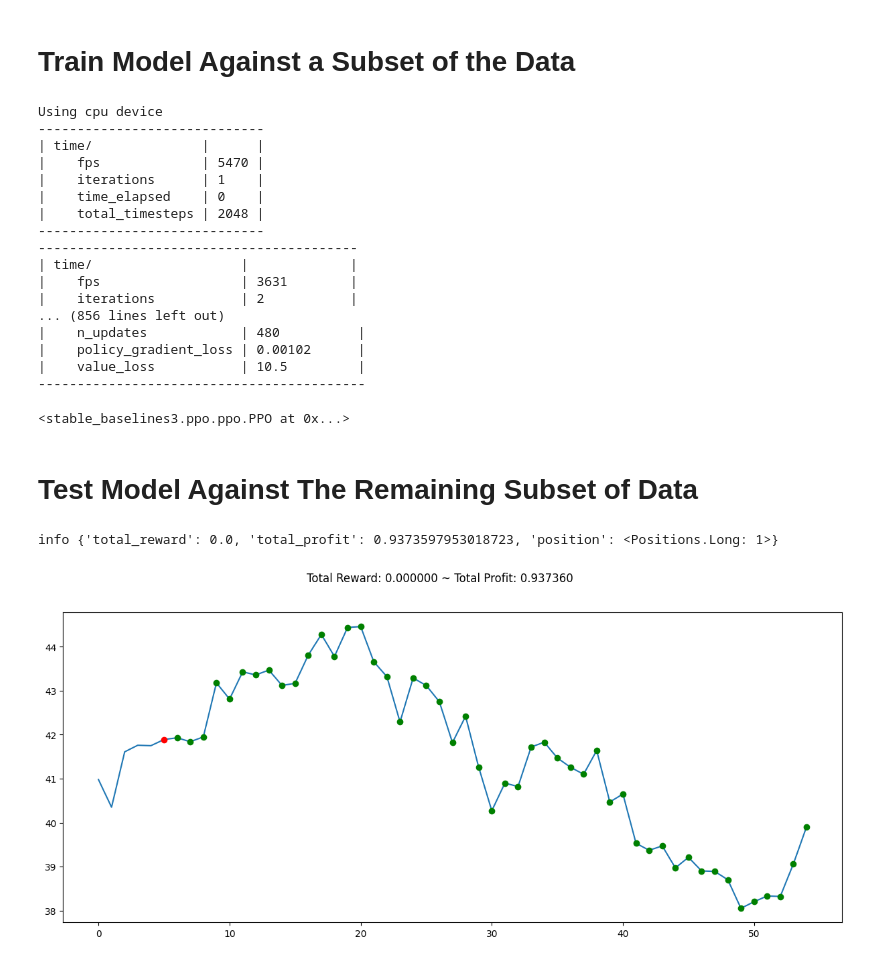
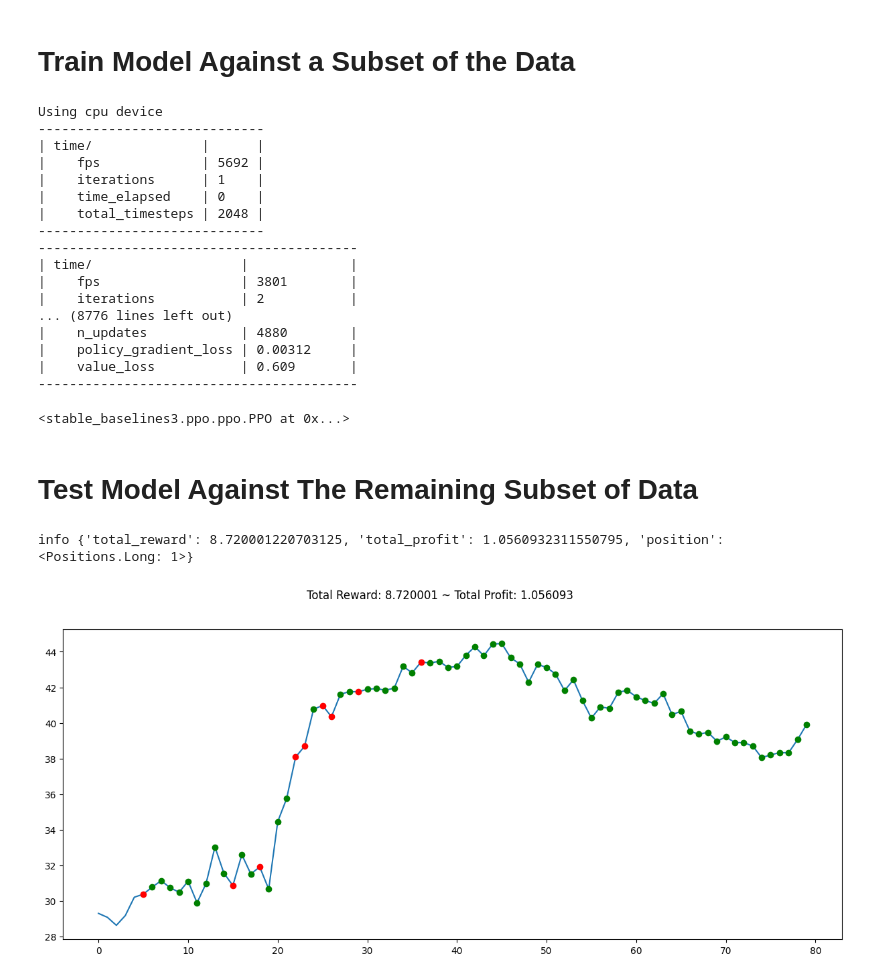
Before and after one commit to ngagne/stock-trading-reinforcement-learning, a Jupyter notebook: main.ipynb, the cells around one changed output. Drawn from its saved outputs; the diff is of its cells as text; code cells hidden in the pictures.

```diff
--- a/main.ipynb
+++ b/main.ipynb
@@ -87,48 +102,46 @@ info {'total_reward': 10.460002899169922, 'total_profit': 0.6848333438517127, 'p
 # %% [markdown]
 # Train Model Against a Subset of the Data
 # %%
-env_maker = lambda: gym.make('stocks-v0', df=df, frame_bound=(5, 200), window_size=5)
+env_maker = lambda: gym.make('stocks-v0', df=df, frame_bound=(5, 175), window_size=5)
 env = DummyVecEnv([env_maker])
 
-# model = A2C('MlpPolicy', env, verbose=1)
 model = PPO('MlpPolicy', env, verbose=1, device="auto")
-model.learn(total_timesteps=100000)
+model.learn(total_timesteps=1000000)
 # %% [output]
 Using cpu device
 -----------------------------
 | time/              |      |
-|    fps             | 5470 |
+|    fps             | 5692 |
 |    iterations      | 1    |
 |    time_elapsed    | 0    |
 |    total_timesteps | 2048 |
 -----------------------------
 -----------------------------------------
 | time/                   |             |
-|    fps                  | 3631        |
+|    fps                  | 3801        |
 |    iterations           | 2           |
-... (856 lines left out)
-|    n_updates            | 480          |
-|    policy_gradient_loss | 0.00102      |
-|    value_loss           | 10.5         |
-------------------------------------------
+... (8776 lines left out)
+|    n_updates            | 4880        |
+|    policy_gradient_loss | 0.00312     |
+|    value_loss           | 0.609       |
+-----------------------------------------
 <stable_baselines3.ppo.ppo.PPO at 0x...>
 # %% [markdown]
 # Test Model Against The Remaining Subset of Data
 # %%
-env = gym.make('stocks-v0', df=df, frame_bound=(200, 250), window_size=5)
+env = gym.make('stocks-v0', df=df, frame_bound=(175, 250), window_size=5)
 obs, _ = env.reset()
 
 while True:
     action, _states = model.predict(obs)
     obs, reward, terminated, truncated, info = env.step(action)
     if terminated or truncated:
         print("info", info)
         break
 
 plt.figure(figsize=(15,6))
-plt.cla()
 env.render_all()
 plt.show()
 # %% [output]
-info {'total_reward': 0.0, 'total_profit': 0.9373597953018723, 'position': <Positions.Long: 1>}
+info {'total_reward': 8.720001220703125, 'total_profit': 1.0560932311550795, 'position': <Positions.Long: 1>}
-[figure, old version]
+[figure, new version]
```
Also changed, not shown: parts of 3 cells of this notebook.
